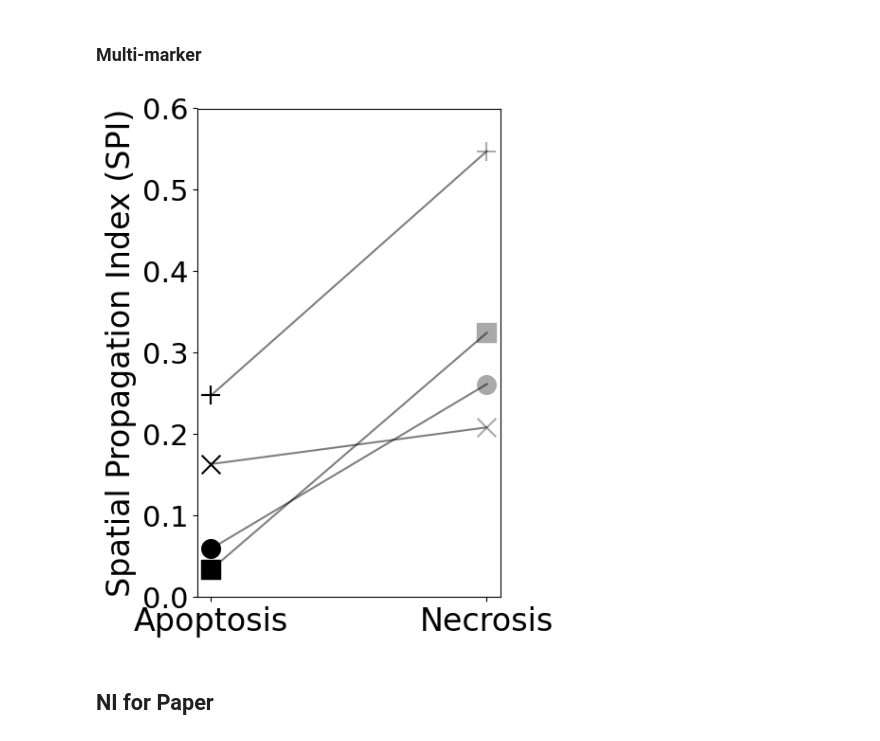
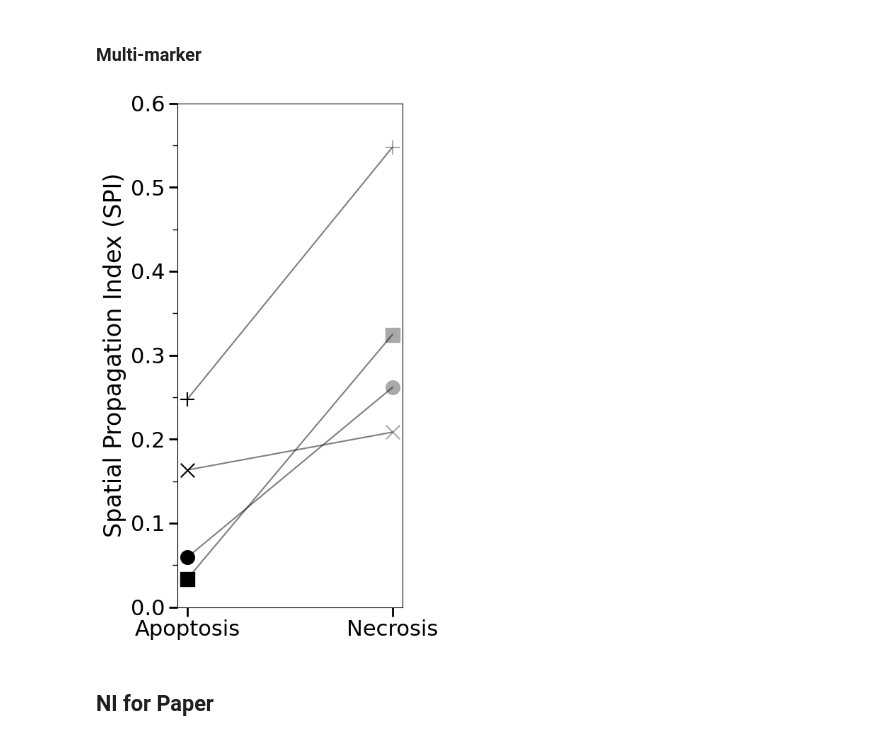
Before and after one commit to esraan/CellDeathSpreading, a Jupyter notebook: notebooks/Exp7.ipynb, the cells around one changed output. Saved outputs shown, nothing was run; the diff lists cells and outputs as text; code cells hidden in the pictures.

Commit message:
add figures and colors

```diff
--- a/notebooks/Exp7.ipynb
+++ b/notebooks/Exp7.ipynb
@@ -153,7 +155,7 @@ filtered_df.to_csv("/home/esraan/CellDeathSpreading/results/FilteredExperimentsS
 # %%
 filtered_df = pd.read_csv("/home/esraan/CellDeathSpreading/results/FilteredExperimentsSPIandNIRegeneration.csv")
 # %%
-filtered_df = filtered_df[~filtered_df['Experiment_name'].str.contains('pure|colony|SKT|outl|ROI#2|mixed', case=False, na=False)]
+filtered_df = filtered_df[(~filtered_df['Experiment_name'].str.contains('pure|colony|SKT|outl|ROI#2|mixed', case=False, na=False))]#& ~filtered_df['Origin'].str.contains('field14_two_colony'))]
 filtered_df = filtered_df[filtered_df['neighbors_dist_threshold'] == 100]
 filtered_df = filtered_df[filtered_df['sliding_time_window_size'] == 10]
 filtered_df
@@ -764,38 +930,43 @@ for origin in origins:
     subset = filtered_subset[filtered_subset['Origin'] == origin]
     group_a = subset[subset['Treatment'] == 'ApoptosisInColonies']['SPI'].mean()
     group_b = subset[subset['Treatment'] == 'NecrosisInColonies']['SPI'].mean()
     if not np.isnan(group_a) and not np.isnan(group_b):
         group_a_values.append(group_a)
         group_b_values.append(group_b)
         treatment_labels.append(origin)  # Use treatment labels instead of origin
 
 # Plot
-plt.figure(figsize=(5, 6))
+plt.figure(figsize=(5, 8))
 
 for i in range(len(treatment_labels)):
     # Line connecting values
     plt.plot([x_a[i], x_b[i]], [group_a_values[i], group_b_values[i]], 'k-', alpha=0.5)
     # Group A point
     plt.scatter(x_a[i], group_a_values[i], color=custom_palette['ApoptosisInColonies'], marker=origin_markers[i], label='ApoptosisInColonies' if i == 0 else "", s=200)
     # Group B point
     plt.scatter(x_b[i], group_b_values[i], color=custom_palette['NecrosisInColonies'], marker=origin_markers[i], label='NecrosisInColonies' if i == 0 else "", s=200)
 
 custom_legend = [Line2D([0], [0], marker=marker, color='k', markerfacecolor='k', markersize=10, label=origin)
                  for origin, marker in origin_marker_dict.items()]
 # Formatting
-plt.xticks([0, 1], ['Apoptosis', 'Necrosis'], fontsize = 24)
-plt.yticks(fontsize = 22)
+plt.xticks([0, 1], ['Apoptosis', 'Necrosis'], fontsize=24)
+plt.gca().tick_params(axis='x', which='major', length=9, width=2, labelsize=22)
+plt.gca().tick_params(axis='y', which='major', length=9, width=2, labelsize=22)
+plt.gca().tick_params(axis='y', which='minor', length=5, width=1)
+plt.gca().set_yticks(np.arange(0.0, 0.7, 0.05), minor=True)
+# plt.yticks(np.arange(0.0, 0.7, 0.05), fontsize=22)
+# plt.yticks(fontsize = 22)
 plt.ylabel("Spatial Propagation Index (SPI)", fontsize = 24)
 # plt.title("SPI Values Across Treatments")
 plt.ylim(0.0, 0.6)
 plt.legend(handles=custom_legend, title="Origins", loc='lower right').remove()
 plt.grid(False)
 plt.tight_layout()
 plt.gca().set_facecolor('none')
-plt.savefig("/home/esraan/CellDeathSpreading/results/SPIAcrossOrigins_noLegend_nobg2406251856.svg", format="svg", facecolor='none')
+plt.savefig("/home/esraan/CellDeathSpreading/results/SPIAcrossOrigins_noLegend_nobg2506251856.svg", format="svg", facecolor='none')
 plt.show()
 # %% [output]
-[figure, old version]
+[figure, new version]
 # %% [markdown]
 ## NI for Paper
 # %%
```
Also changed, not shown: parts of 23 cells of this notebook, 20 other files.
